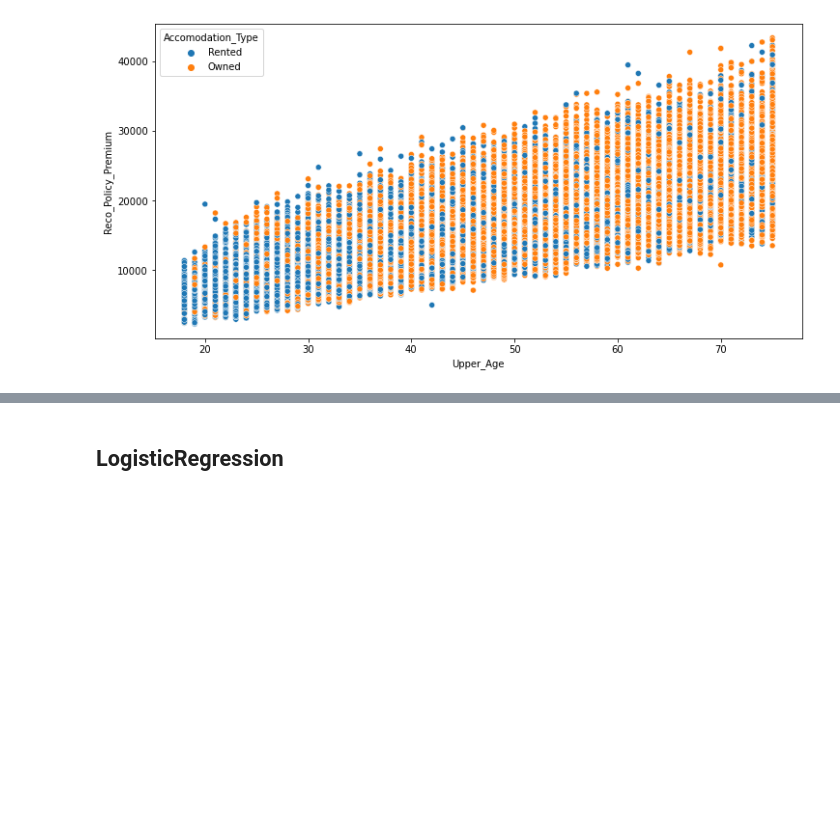
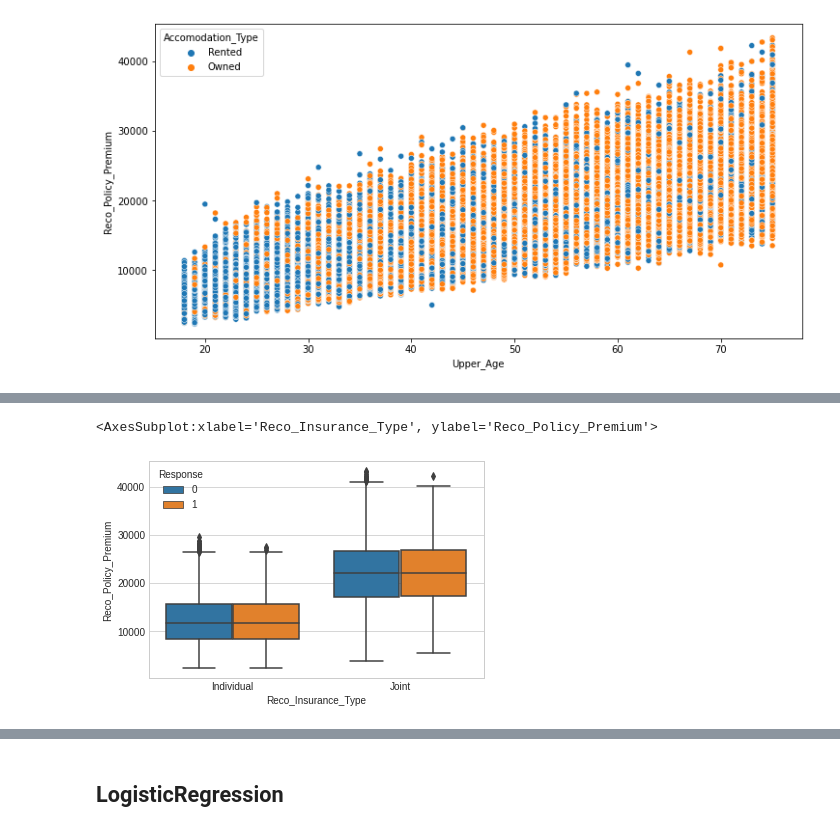
Before and after one commit to sudhirln92/-analytics-vidhya-competitions-, a Jupyter notebook: health-insurance-lead-prediction/classification.ipynb, the cells around one changed output, grey strips where cells are left out. Drawn from its saved outputs; the diff is of its cells as text; code cells hidden in the pictures; blank space fills up the shorter version.

```diff
--- a/health-insurance-lead-prediction/classification.ipynb
+++ b/health-insurance-lead-prediction/classification.ipynb
@@ -234,0 +238,5 @@ sns.scatterplot(x='Upper_Age',y='Reco_Policy_Premium',hue='Accomodation_Type',da
+# %%
+sns.boxplot(x='Reco_Insurance_Type', y='Reco_Policy_Premium',hue='Response', data=train)
+# %% [output]
+<AxesSubplot:xlabel='Reco_Insurance_Type', ylabel='Reco_Policy_Premium'>
+[figure, added]
```
Also changed, not shown: parts of 7 cells of this notebook, 1 other file.
